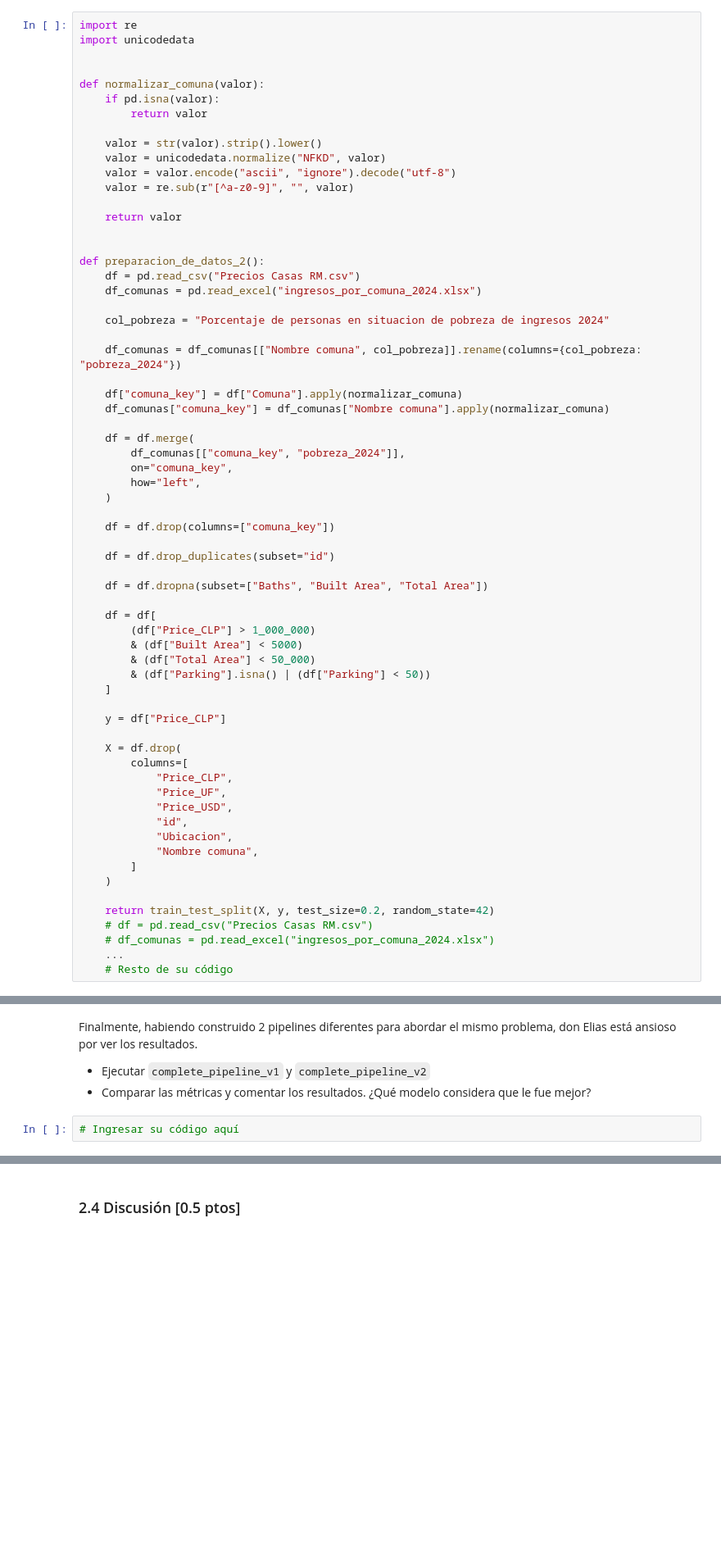
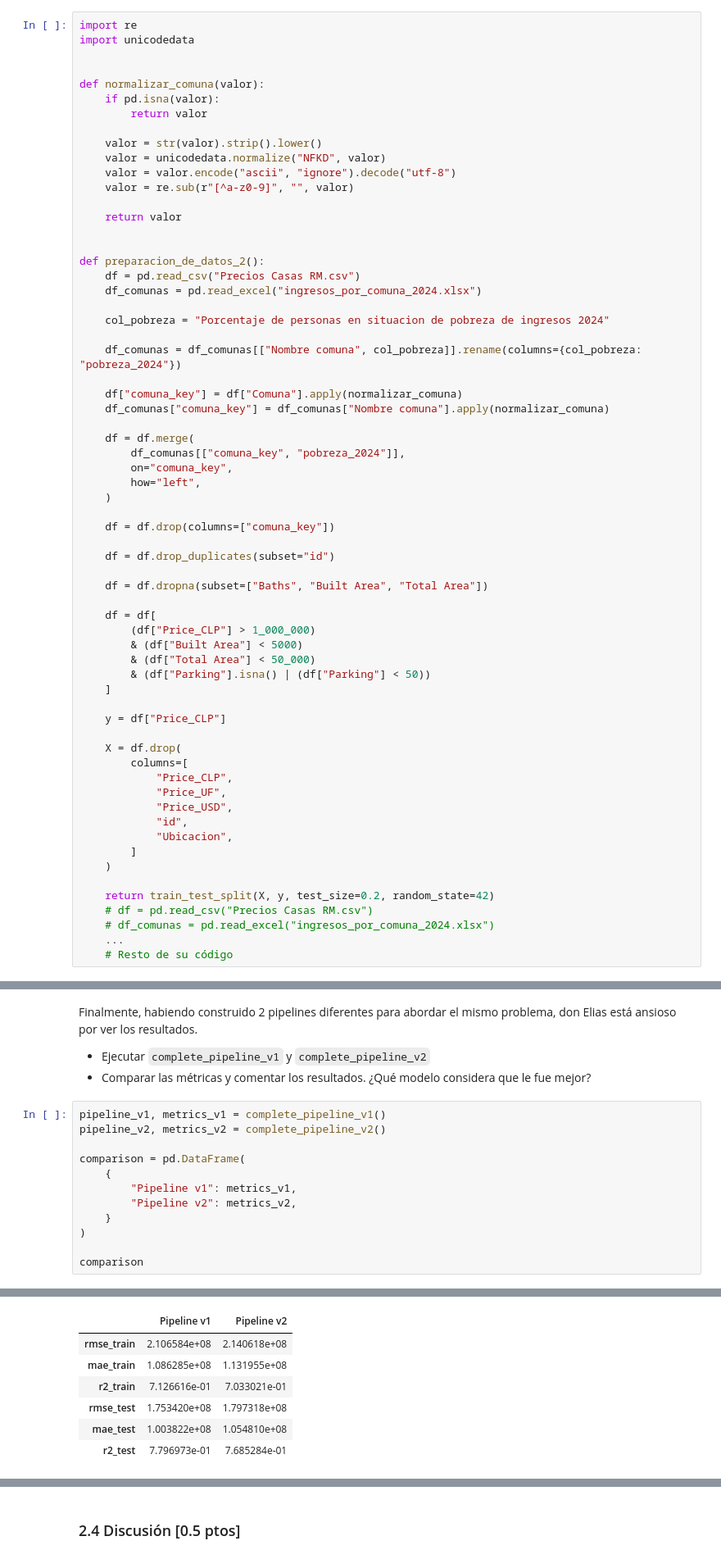
Before and after one commit to cadaeic628/MDS7202, a Jupyter notebook: labs/lab_6/Lab6_Enunciado.ipynb, the cells around one changed output, grey strips where cells are left out. Shown at 82% size. Cells and saved outputs as stored; diff of their text form; blank space fills up the shorter version.

```diff
--- a/labs/lab_6/Lab6_Enunciado.ipynb
+++ b/labs/lab_6/Lab6_Enunciado.ipynb
@@ -538,7 +538,6 @@ def preparacion_de_datos_2():
             "Price_USD",
             "id",
             "Ubicacion",
-            "Nombre comuna",
         ]
     )
 
@@ -572,4 +640,15 @@ Finalmente, habiendo construido 2 pipelines diferentes para abordar el mismo pro
 - Ejecutar `complete_pipeline_v1` y `complete_pipeline_v2`
 - Comparar las métricas y comentar los resultados. ¿Qué modelo considera que le fue mejor?
 # %%
-# Ingresar su código aquí
+pipeline_v1, metrics_v1 = complete_pipeline_v1()
+pipeline_v2, metrics_v2 = complete_pipeline_v2()
+
+comparison = pd.DataFrame(
+    {
+        "Pipeline v1": metrics_v1,
+        "Pipeline v2": metrics_v2,
+    }
+)
+
+comparison
+# %% [output]
@@ -576 +673,8 @@ Finalmente, habiendo construido 2 pipelines diferentes para abordar el mismo pro
+|  | Pipeline v1 | Pipeline v2 |
+| rmse_train | 2.106584e+08 | 2.140618e+08 |
+| mae_train | 1.086285e+08 | 1.131955e+08 |
+| r2_train | 7.126616e-01 | 7.033021e-01 |
+| rmse_test | 1.753420e+08 | 1.797318e+08 |
+| mae_test | 1.003822e+08 | 1.054810e+08 |
+| r2_test | 7.796973e-01 | 7.685284e-01 |
 # %% [markdown]
```
Also changed, not shown: parts of 8 cells of this notebook.
